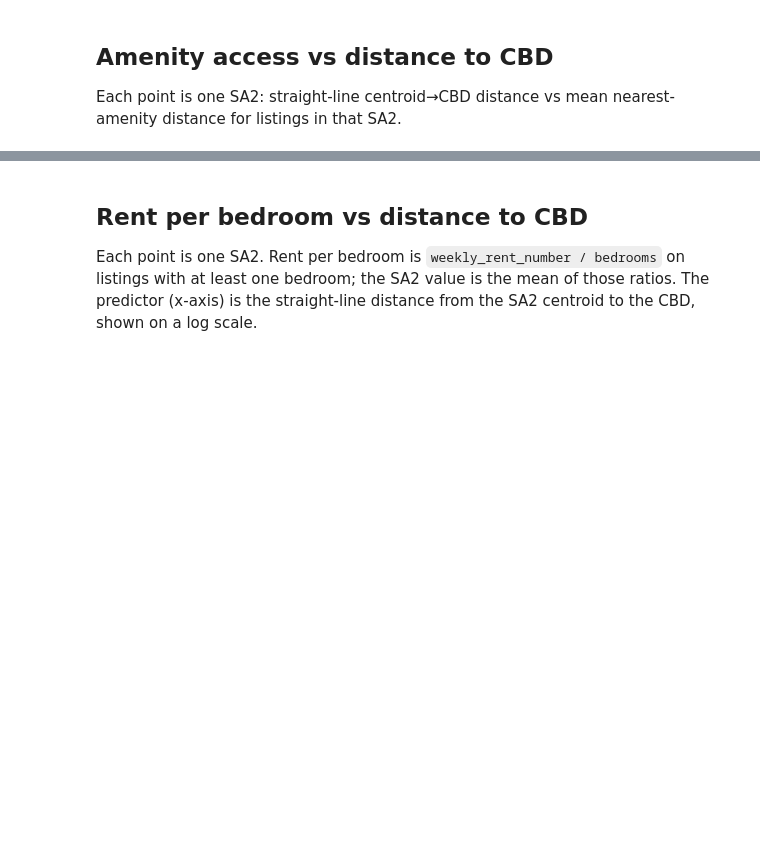
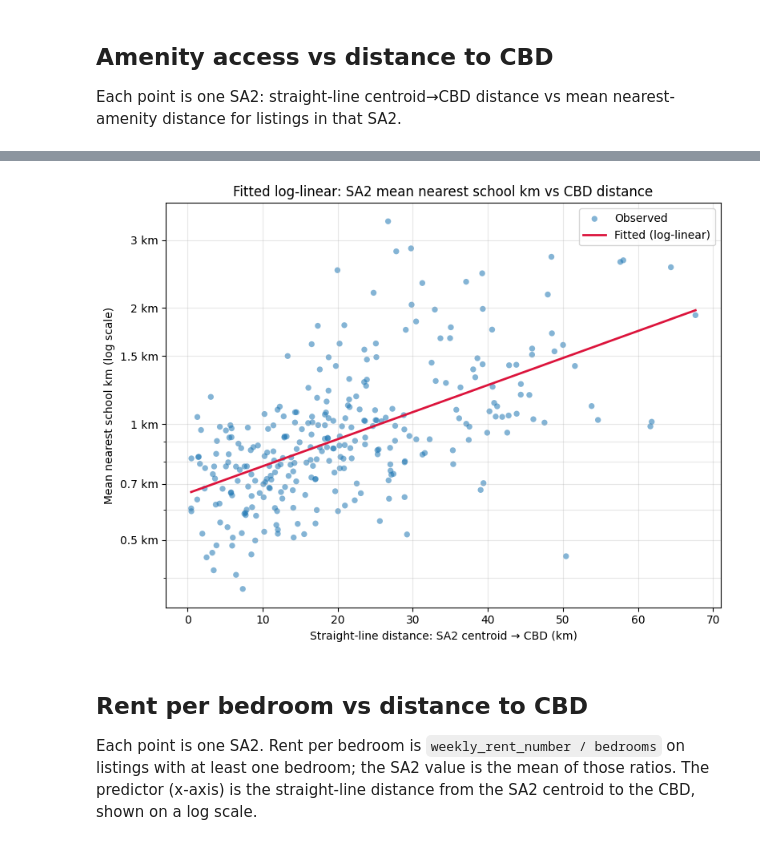
Before and after one commit to Aditya048/real-estate-industry-project, a Jupyter notebook: modelling/liveability/liveability_exploration.ipynb, the cells around one changed output, grey strips where cells are left out. Drawn from its saved outputs; the diff is of its cells as text; code cells hidden in the pictures; blank space fills up the shorter version.

```diff
--- a/modelling/liveability/liveability_exploration.ipynb
+++ b/modelling/liveability/liveability_exploration.ipynb
@@ -203,0 +244,8 @@ plt.show()
+# %%
+fit_df["predicted_amenity_dist"] = np.exp(amenity_fit.predict(X))
+fit_df["true_pct_above_mean"] = (
+    (fit_df["avg_amenity_km"] - fit_df["predicted_amenity_dist"])
+    / fit_df["predicted_amenity_dist"]
+)
+
+fit_df.head()
@@ -204,3 +259,32 @@ plt.show()
+# %%
+x_line = np.linspace(fit_df["dist_cbd_km"].min(), fit_df["dist_cbd_km"].max(), 200)
+y_line = np.exp(amenity_fit.predict(sm.add_constant(x_line)))
+
+fig, ax = plt.subplots(figsize=(8, 6))
+ax.scatter(
+    fit_df["dist_cbd_km"],
+    fit_df["avg_amenity_km"],
+    alpha=0.55,
+    s=28,
+    edgecolor="none",
+    label="Observed",
+)
+ax.plot(x_line, y_line, color="crimson", linewidth=2, label="Fitted (log-linear)")
+ax.set_yscale("log")
+
+vmin, vmax = fit_df["avg_amenity_km"].min(), fit_df["avg_amenity_km"].max()
+ax.set_yticks(km_ticks(vmin, vmax))
+ax.yaxis.set_major_formatter(FuncFormatter(lambda y, _: f"{y:g} km"))
+
+ax.set_xlabel("Straight-line distance: SA2 centroid → CBD (km)")
+ax.set_ylabel(f"Mean {AMENITY.replace('_', ' ')} (log scale)")
+ax.set_title(f"Fitted log-linear: SA2 mean {AMENITY.replace('_', ' ')} vs CBD distance")
+ax.legend()
+ax.grid(True, which="both", alpha=0.3)
+plt.tight_layout()
+plt.show()
+# %% [output]
+[figure, added]
 # %% [markdown]
 ## Rent per bedroom vs distance to CBD
 
```
Also changed, not shown: parts of 16 cells of this notebook.
